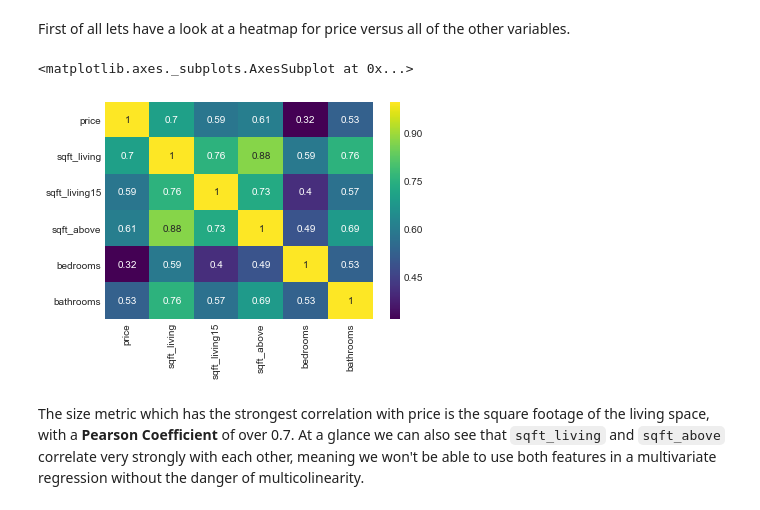
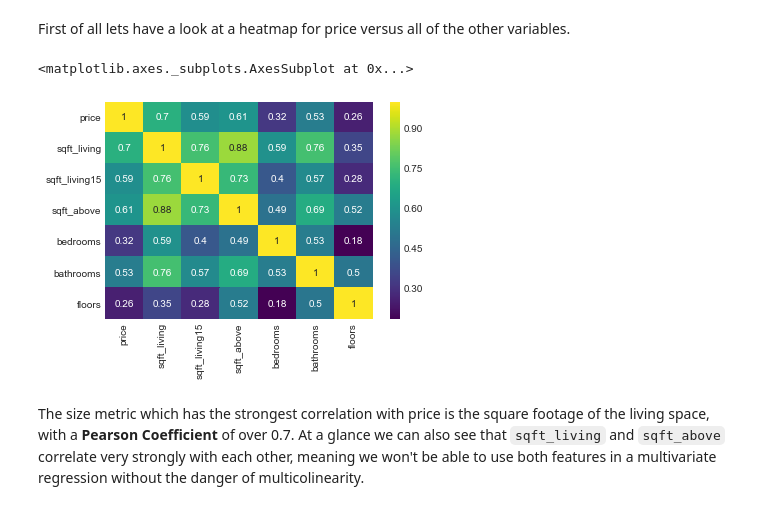
Before and after one commit to nismotie/Analysis-of-Seattle-Housing-Data, a Jupyter notebook: Questions and EDA.ipynb, the cells around one changed output. Saved outputs shown, nothing was run; the diff lists cells and outputs as text; code cells hidden in the pictures.

```diff
--- a/Questions and EDA.ipynb
+++ b/Questions and EDA.ipynb
@@ -60,12 +60,12 @@ The most effective way to predict the price of a property is by its size. It see
 First of all lets have a look at a heatmap for price versus all of the other variables.
 # %%
 # First we make a new dataframe that of the pearson coefficient of each size variable and price against each other.
-correlation_matrix = df[['price','sqft_living', 'sqft_living15','sqft_above', 'bedrooms', 'bathrooms']].corr(method='pearson')
+correlation_matrix = df[['price','sqft_living', 'sqft_living15','sqft_above', 'bedrooms', 'bathrooms','floors']].corr(method='pearson')
 # Then we use seaboard's heatmap to display this information
 sns.heatmap(correlation_matrix, cmap='viridis', annot=True)
 # %% [output]
 <matplotlib.axes._subplots.AxesSubplot at 0x...>
-[figure, old version]
+[figure, new version]
 # %% [markdown]
 The size metric which has the strongest correlation with price is the square footage of the living space, with a **Pearson Coefficient** of over 0.7. At a glance we can also see that `sqft_living` and `sqft_above` correlate very strongly with each other, meaning we won't be able to use both features in a multivariate regression without the danger of multicolinearity.
 # %% [markdown]
```
Also changed, not shown: parts of 27 cells of this notebook, 9 other files.
